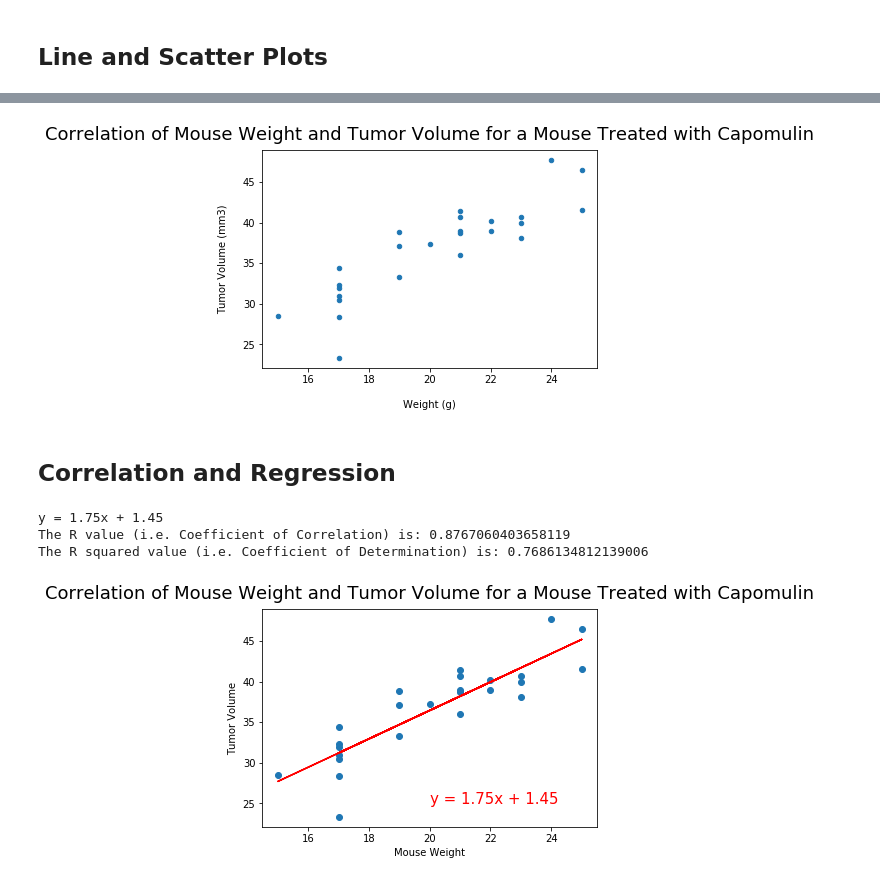
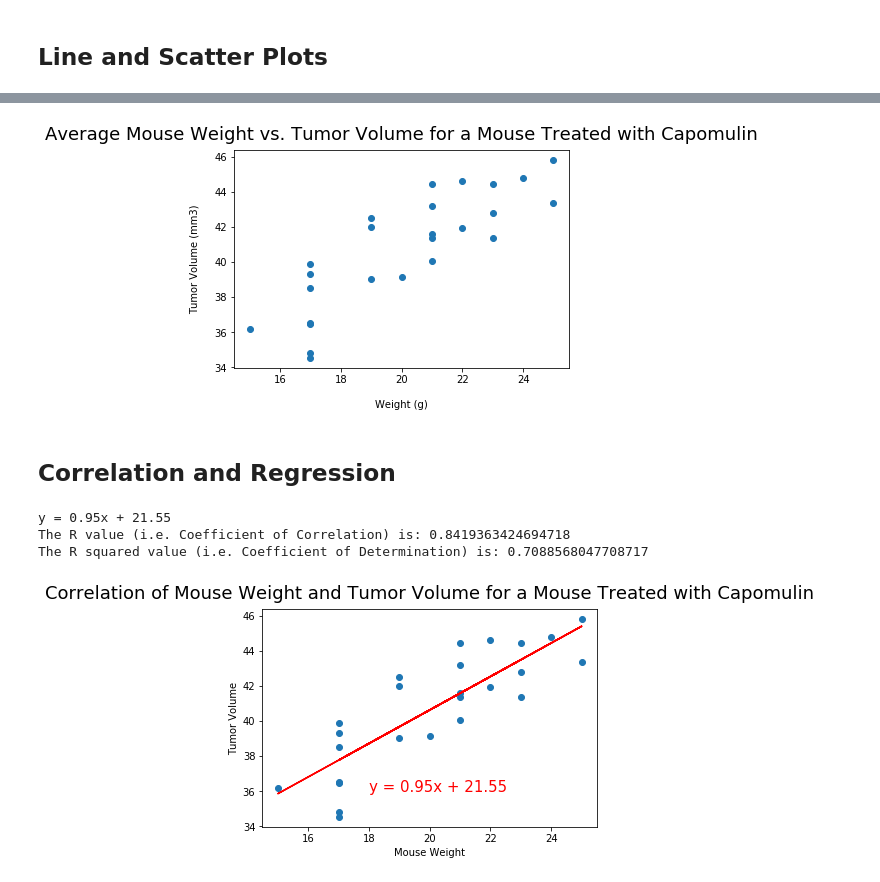
Before and after one commit to SanaRogers/matplotlib-homework, a Jupyter notebook: pymaceuticals_starter.ipynb, the cells around one changed output, grey strips where cells are left out. Cells and saved outputs as stored; diff of their text form; code cells hidden in the pictures.

```diff
--- a/pymaceuticals_starter.ipynb
+++ b/pymaceuticals_starter.ipynb
@@ -320,27 +320,27 @@ plt.show()
 # %%
 # Generate a scatter plot of average tumor volume vs. mouse weight for the Capomulin regimen
-renamed_capo_df.plot.scatter(x = 'Weight', y = 'Volume')
+cap_avg = cap_df.groupby(["Mouse ID"]).mean()
+plt.scatter(cap_avg["Weight (g)"],cap_avg["Tumor Volume (mm3)"])
 plt.xlabel("Weight (g)", labelpad=15)
 plt.ylabel("Tumor Volume (mm3)", labelpad=15)
-plt.title("Correlation of Mouse Weight and Tumor Volume for a Mouse Treated with Capomulin", y=1.02, fontsize=18);
+plt.title("Average Mouse Weight vs. Tumor Volume for a Mouse Treated with Capomulin", y=1.02, fontsize=18);
 
 plt.show()
 # %% [output]
-[figure, old version]
+[figure, new version]
 # %% [markdown]
 ## Correlation and Regression
 # %%
 # Calculate the correlation coefficient and linear regression model
 # for mouse weight and average tumor volume for the Capomulin regimen
-x_values = renamed_capo_df['Weight']
-y_values = renamed_capo_df['Volume']
-(slope, intercept, rvalue, pvalue, stderr) = linregress(x_values, y_values)
-regress_values = x_values * slope + intercept
+
+(slope, intercept, rvalue, pvalue, stderr) = linregress(cap_avg["Weight (g)"],cap_avg["Tumor Volume (mm3)"])
+regress_values = cap_avg["Weight (g)"] * slope + intercept
 line_eq = "y = " + str(round(slope,2)) + "x + " + str(round(intercept,2))
 print(line_eq)
-plt.scatter(x_values,y_values)
-plt.plot(x_values,regress_values,"r-")
-plt.annotate(line_eq,(20,25),fontsize=15,color="red")
+plt.scatter(cap_avg["Weight (g)"],cap_avg["Tumor Volume (mm3)"])
+plt.plot(cap_avg["Weight (g)"],regress_values,"r-")
+plt.annotate(line_eq,(18,36),fontsize=15,color="red")
 plt.title("Correlation of Mouse Weight and Tumor Volume for a Mouse Treated with Capomulin", y=1.02, fontsize=18);
 plt.xlabel('Mouse Weight')
 plt.ylabel('Tumor Volume')
@@ -348,7 +348,7 @@ print(f"The R value (i.e. Coefficient of Correlation) is: {rvalue}")
 print(f"The R squared value (i.e. Coefficient of Determination) is: {rvalue**2}")
 plt.show()
 # %% [output]
-y = 1.75x + 1.45
-The R value (i.e. Coefficient of Correlation) is: 0.8767060403658119
-The R squared value (i.e. Coefficient of Determination) is: 0.7686134812139006
+y = 0.95x + 21.55
+The R value (i.e. Coefficient of Correlation) is: 0.8419363424694718
+The R squared value (i.e. Coefficient of Determination) is: 0.7088568047708717
-[figure, old version]
+[figure, new version]
```
Also changed, not shown: parts of 5 cells of this notebook.
